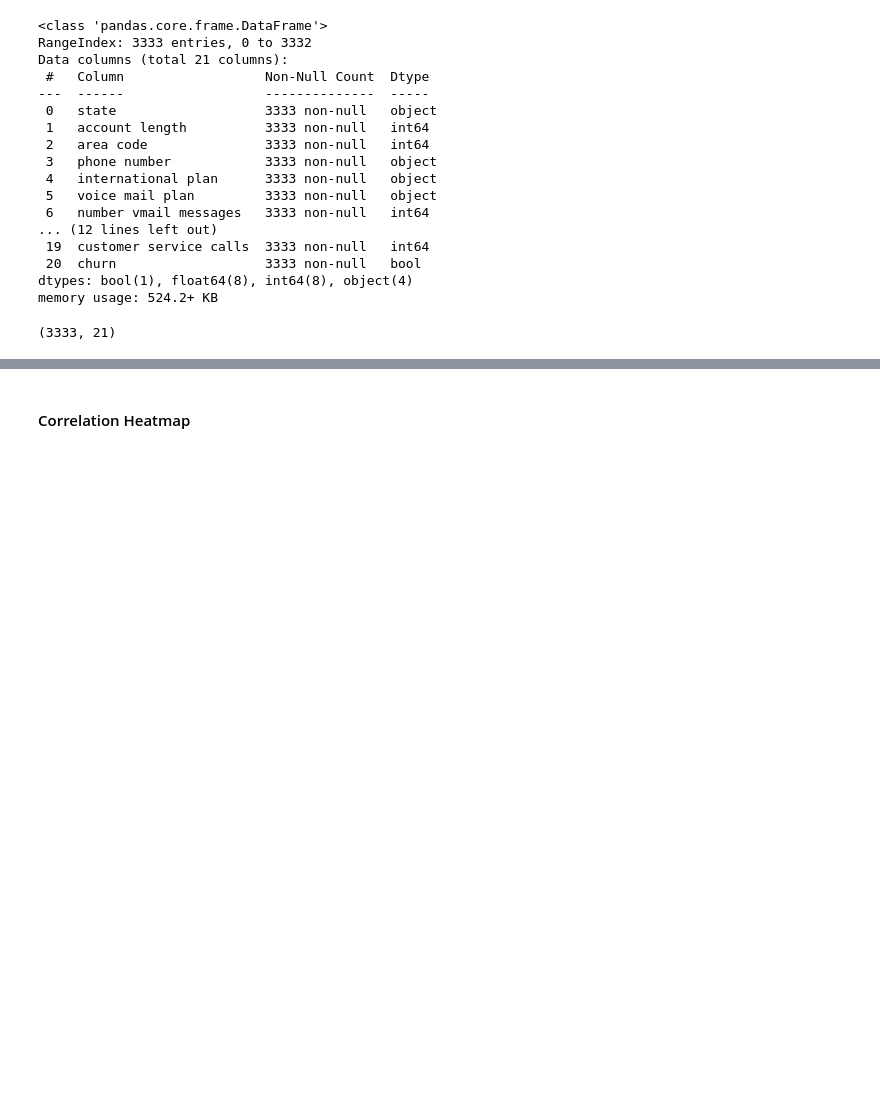
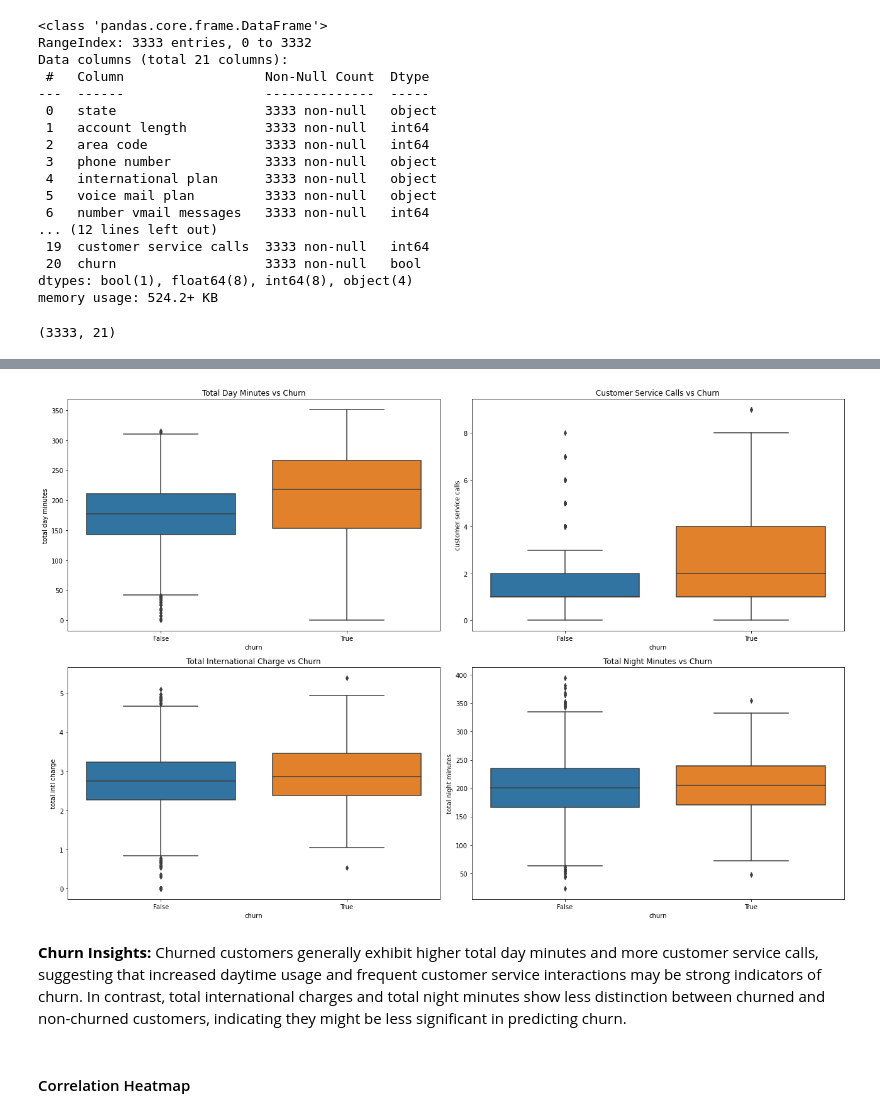
Before and after one commit to engige/syriatel_churn_modeling, a Jupyter notebook: index.ipynb, the cells around one changed output, grey strips where cells are left out. Drawn from its saved outputs; the diff is of its cells as text; code cells hidden in the pictures; blank space fills up the shorter version.

```diff
--- a/index.ipynb
+++ b/index.ipynb
@@ -84,3 +93,33 @@ The count plot shows that the dataset is imbalanced, with fewer customers labele
+# %%
+# Multiple box plots for Churn Insights
+plt.figure(figsize=(18, 12))
+
+# Subplot 1: Total Day Minutes vs Churn
+plt.subplot(2, 2, 1)
+sns.boxplot(x='churn', y='total day minutes', data=data)
+plt.title('Total Day Minutes vs Churn')
+
+# Subplot 2: Customer Service Calls vs Churn
+plt.subplot(2, 2, 2)
+sns.boxplot(x='churn', y='customer service calls', data=data)
+plt.title('Customer Service Calls vs Churn')
+
+# Subplot 3: Total Intl Charge vs Churn
+plt.subplot(2, 2, 3)
+sns.boxplot(x='churn', y='total intl charge', data=data)
+plt.title('Total International Charge vs Churn')
+
+# Subplot 4: Total Night Minutes vs Churn (Added for a balanced layout)
+plt.subplot(2, 2, 4)
+sns.boxplot(x='churn', y='total night minutes', data=data)
+plt.title('Total Night Minutes vs Churn')
+
+plt.tight_layout()
+plt.show()
+# %% [output]
+[figure, added]
+# %% [markdown]
+**Churn Insights:** Churned customers generally exhibit higher total day minutes and more customer service calls, suggesting that increased daytime usage and frequent customer service interactions may be strong indicators of churn. In contrast, total international charges and total night minutes show less distinction between churned and non-churned customers, indicating they might be less significant in predicting churn.
 # %% [markdown]
 #### Correlation Heatmap
 # %%
```
Also changed, not shown: parts of 7 cells of this notebook.
